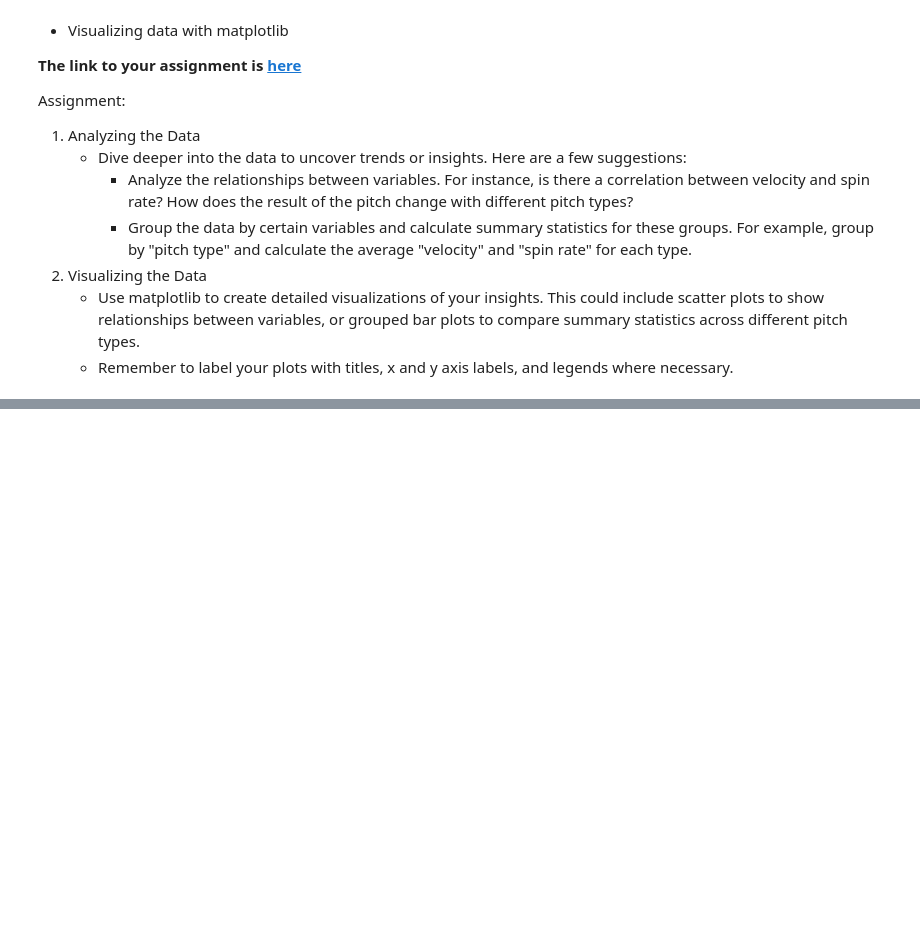
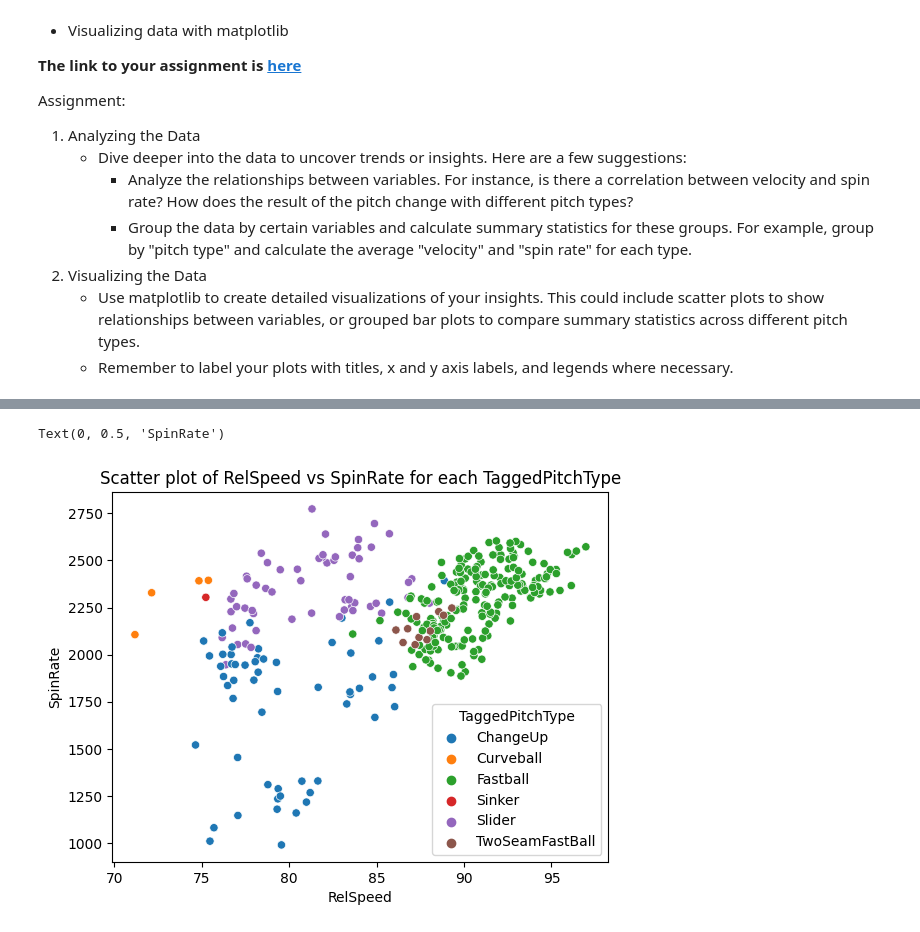
Before and after one commit to palmerwenzel/mitch-trackman-project, a Jupyter notebook: Lesson5.ipynb, the cells around one changed output, grey strips where cells are left out. Saved outputs shown, nothing was run; the diff lists cells and outputs as text; code cells hidden in the pictures; blank space fills up the shorter version.

```diff
--- a/Lesson5.ipynb
+++ b/Lesson5.ipynb
@@ -149,0 +178,7 @@ Assignment:
+# %%
+df['TaggedPitchType'] = df['TaggedPitchType'].astype('category') # making sure pitch type is categorized so I get all the Pitches
+
+
+average_values = df.groupby('TaggedPitchType')[['RelSpeed', 'SpinRate']].mean() # finding the average speed and spin for each type of pitch
+
+print(average_values)
@@ -149,0 +194,11 @@ Assignment:
+# %%
+import seaborn as sns # imported to help with the graph interface and categorizing everything
+import matplotlib.pyplot as plt # to create the graph
+
+sns.scatterplot(data=df, x='RelSpeed', y='SpinRate', hue='TaggedPitchType') # basics for the scatter plot
+plt.title('Scatter plot of RelSpeed vs SpinRate for each TaggedPitchType') #
+plt.xlabel('RelSpeed')
+plt.ylabel('SpinRate')
+# %% [output]
+Text(0, 0.5, 'SpinRate')
+[figure, added]
```
Also changed, not shown: parts of 5 cells of this notebook.
